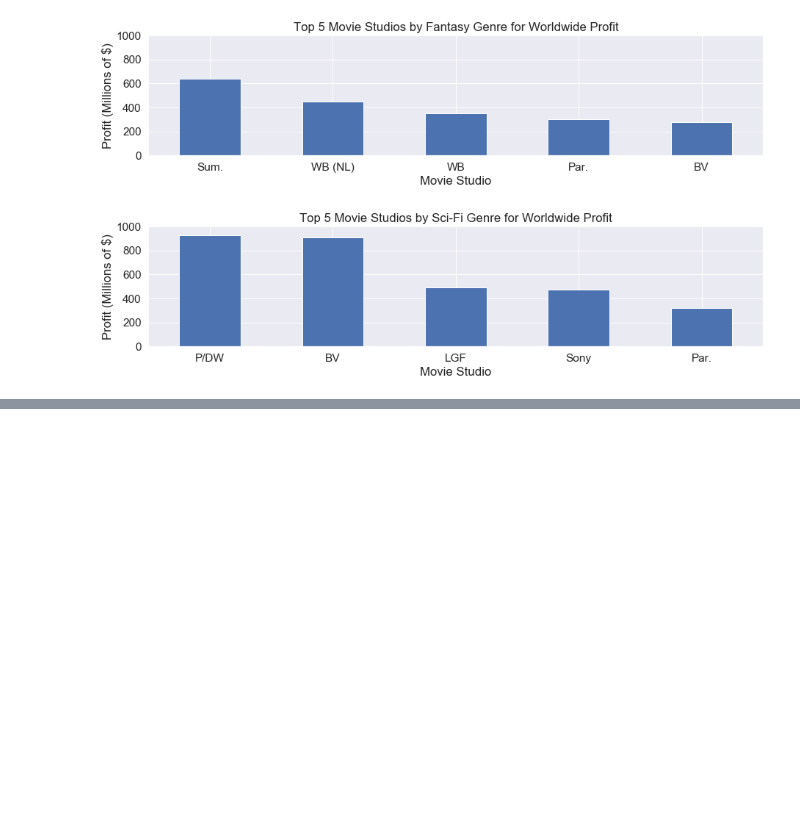
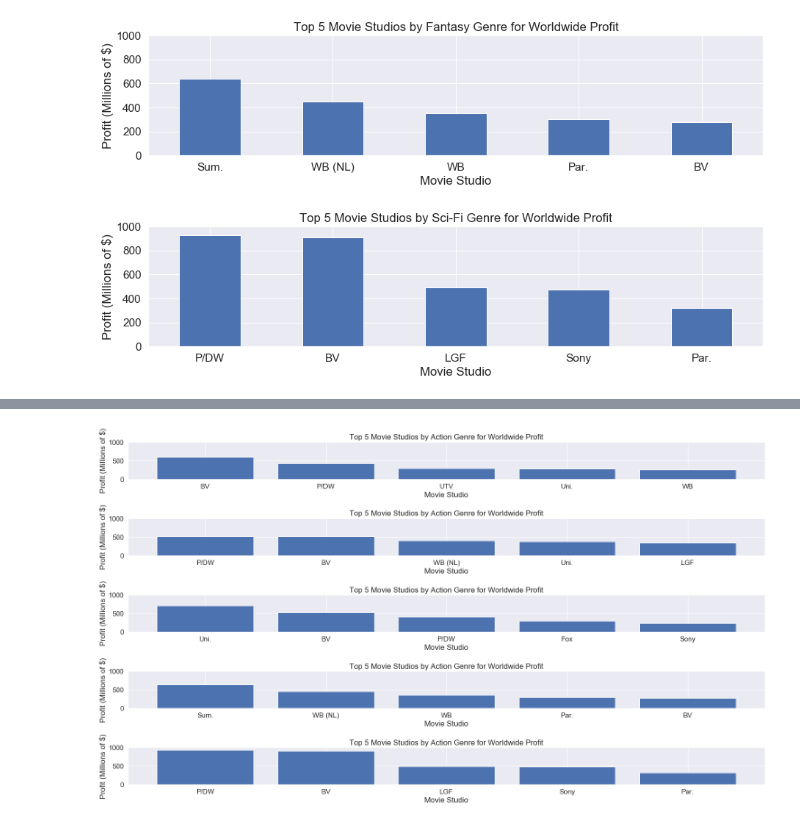
Before and after one commit to jmillerbrooks/mod_1_git_lab, a Jupyter notebook: visualizations.ipynb, the cells around one changed output, grey strips where cells are left out. Cells and saved outputs as stored; diff of their text form; code cells hidden in the pictures; blank space fills up the shorter version.

```diff
--- a/visualizations.ipynb
+++ b/visualizations.ipynb
@@ -190,0 +207,59 @@ plt.show()
+# %%
+#Create figure obj
+genre_bars_fig = plt.figure(figsize=(21, 12))
+
+#Create Action subplot
+action_bars = genre_bars_fig.add_subplot(511)
+
+#Create Adventure subplot
+adventure_bars = genre_bars_fig.add_subplot(512)
+
+#Create Animation subplot
+animation_bars = genre_bars_fig.add_subplot(513)
+
+#Create Fantasy subplot
+fantasy_bars = genre_bars_fig.add_subplot(514)
+
+#Create Sci-Fi subplot
+sci_fi_bars = genre_bars_fig.add_subplot(515)
+
+#Plot action bars
+action_bars.bar(x = df_action.index, height = df_action.Action)
+action_bars.set_xlabel('Movie Studio')
+action_bars.set_ylabel('Profit (Millions of $)')
+action_bars.set_title('Top 5 Movie Studios by Action Genre for Worldwide Profit')
+action_bars.set_ylim(top = 1000)
+
+#Plot adventure bars
+adventure_bars.bar(x = df_adventure.index, height = df_adventure.Adventure)
+adventure_bars.set_xlabel('Movie Studio')
+adventure_bars.set_ylabel('Profit (Millions of $)')
+adventure_bars.set_title('Top 5 Movie Studios by Action Genre for Worldwide Profit')
+adventure_bars.set_ylim(top = 1000)
+
+#Plot animation bars
+animation_bars.bar(x = df_animation.index, height = df_animation.Animation)
+animation_bars.set_xlabel('Movie Studio')
+animation_bars.set_ylabel('Profit (Millions of $)')
+animation_bars.set_title('Top 5 Movie Studios by Action Genre for Worldwide Profit')
+animation_bars.set_ylim(top = 1000)
+
+#Plot fantasy bars
+fantasy_bars.bar(x = df_fantasy.index, height = df_fantasy.Fantasy)
+fantasy_bars.set_xlabel('Movie Studio')
+fantasy_bars.set_ylabel('Profit (Millions of $)')
+fantasy_bars.set_title('Top 5 Movie Studios by Action Genre for Worldwide Profit')
+fantasy_bars.set_ylim(top = 1000)
+
+#Plot sci-fi bars
+sci_fi_bars.bar(x = df_sci_fi.index, height = df_sci_fi['Sci-Fi'])
+sci_fi_bars.set_xlabel('Movie Studio')
+sci_fi_bars.set_ylabel('Profit (Millions of $)')
+sci_fi_bars.set_title('Top 5 Movie Studios by Action Genre for Worldwide Profit')
+sci_fi_bars.set_ylim(top = 1000)
+
+genre_bars_fig.set_tight_layout(True)
+
+genre_bars_fig.savefig('bar_chart_top_fives_studios.png')
+# %% [output]
+[figure, added]
```
Also changed, not shown: parts of 3 cells of this notebook, 7 other files.
